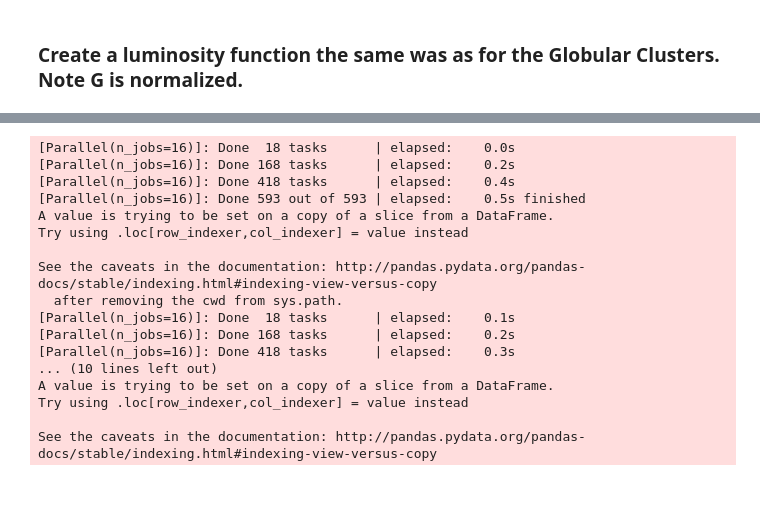
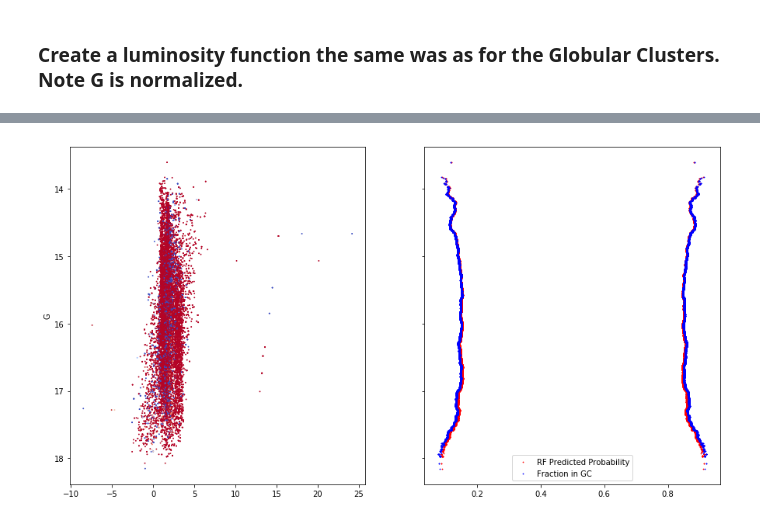
Before and after one commit to nannau/cfis_ml, a Jupyter notebook: RandomForestClassifier.ipynb, the cells around one changed output, grey strips where cells are left out. Saved outputs shown, nothing was run; the diff lists cells and outputs as text; code cells hidden in the pictures; blank space fills up the shorter version.

```diff
--- a/RandomForestClassifier.ipynb
+++ b/RandomForestClassifier.ipynb
@@ -43,13 +43,8 @@ Total number of stars after cuts: 129540
 # %%
 # Shuffle the dataframes randomly
 seed = random.randint(1,101) # Get random integer to shuffle the inputs and outputs randomly, but the same way
-inputs = inputs.sample(frac=1, random_state = seed).reset_index(drop=True)
-outputs = outputs.sample(frac=1, random_state = seed).reset_index(drop=True)
+inputf = inputs.sample(frac=1, random_state = seed).reset_index(drop=True)
+outputf = outputs.sample(frac=1, random_state = seed).reset_index(drop=True)
-# %%
-# Normalize the data using custom normalize function
-# default is using mean and stdev.
-inputf = normalize(inputs)
-outputf = normalize(outputs)
 # %%
 # Create the features and add to new dataframe
 inputs_col = pd.DataFrame()
@@ -327,3 +327,11 @@ See the caveats in the documentation: http://pandas.pydata.org/pandas-docs/stabl
 ... (35 outputs left out)
 # %% [markdown]
 ### Create a luminosity function the same was as for the Globular Clusters. Note G is normalized.
+# %%
+input_full_test_b = inputf_test#change_to_colour(input_full_test, inputs_col, norm=False)
+input_full_test['dwarf'] =  rf.predict_proba(input_full_test_b.values)[:,0]
+input_full_test['giant'] =  rf.predict_proba(input_full_test_b.values)[:,1]
+input_full_test['class_binary'] =  rf.predict(input_full_test_b.values)
+
+mw_frac = lum_frac(.5, input_full_test)
+mw_probs = prob_frac(0.5, input_full_test)
@@ -330,37 +356,14 @@ See the caveats in the documentation: http://pandas.pydata.org/pandas-docs/stabl
 # %%
-fig, ax = plt.subplots(1, 2, figsize=(10, 20),  sharex='col', sharey='row')
-
-input_full_test_b = inputf_test#change_to_colour(input_full_test, inputs_col, norm=False)
-input_full_test['dwarf'] =  rf.predict_proba(input_full_test_b.values)[:,0]
-input_full_test['giant'] =  rf.predict_proba(input_full_test_b.values)[:,1]
-input_full_test['class_binary'] =  rf.predict(input_full_test_b.values)
-
-
-mw_probs = prob_frac(0.5, input_full_test)
+fig, ax = plt.subplots(1, 2, figsize=(15, 8),  sharex='col', sharey='row')
 ax[0].scatter((input_full_test['u']-input_full_test['G']).values, input_full_test['G'].values, s=0.75, c=input_full_test['dwarf'], cmap=plt.cm.coolwarm)
-ax[1].scatter(mw_probs[0], mw_probs[2], s=0.75, color='red', label='RF Predicted Probability')
-ax[1].scatter(mw_probs[1], mw_probs[2], s=0.75, color='red')
-ax[1].scatter(lum_frac(.5, input_full_test)[2], lum_frac(.5, input_full_test)[0], s=0.75, color='blue')
-ax[1].scatter(lum_frac(.5, input_full_test)[1], lum_frac(.5, input_full_test)[0], s=0.75, color='blue', label='Fraction in GC')
+ax[1].scatter(mw_probs[0], mw_probs[2], s=0.6, color='red', label='RF Predicted Probability')
+ax[1].scatter(mw_probs[1], mw_probs[2], s=0.6, color='red')
+ax[1].scatter(mw_frac[2], mw_frac[0], s=0.6, color='blue')
+ax[1].scatter(mw_frac[1], mw_frac[0], s=0.6, color='blue', label='Fraction in GC')
 ax[1].legend()
 ax[0].set_ylabel('G')
 ax[0].invert_yaxis()
-plt.savefig('./plots/mw_lum_frac')
+plt.savefig('./plots/mw_lum_frac.png')
+plt.show()
 # %% [output]
-[Parallel(n_jobs=16)]: Done  18 tasks      | elapsed:    0.0s
-[Parallel(n_jobs=16)]: Done 168 tasks      | elapsed:    0.2s
-[Parallel(n_jobs=16)]: Done 418 tasks      | elapsed:    0.4s
-[Parallel(n_jobs=16)]: Done 593 out of 593 | elapsed:    0.5s finished
-A value is trying to be set on a copy of a slice from a DataFrame.
-Try using .loc[row_indexer,col_indexer] = value instead
-
-See the caveats in the documentation: http://pandas.pydata.org/pandas-docs/stable/indexing.html#indexing-view-versus-copy
-  after removing the cwd from sys.path.
-[Parallel(n_jobs=16)]: Done  18 tasks      | elapsed:    0.1s
-[Parallel(n_jobs=16)]: Done 168 tasks      | elapsed:    0.2s
-[Parallel(n_jobs=16)]: Done 418 tasks      | elapsed:    0.3s
-... (10 lines left out)
-A value is trying to be set on a copy of a slice from a DataFrame.
-Try using .loc[row_indexer,col_indexer] = value instead
-
-See the caveats in the documentation: http://pandas.pydata.org/pandas-docs/stable/indexing.html#indexing-view-versus-copy
+[figure, added]
```
Also changed, not shown: parts of 2 cells of this notebook, 1 other file.
